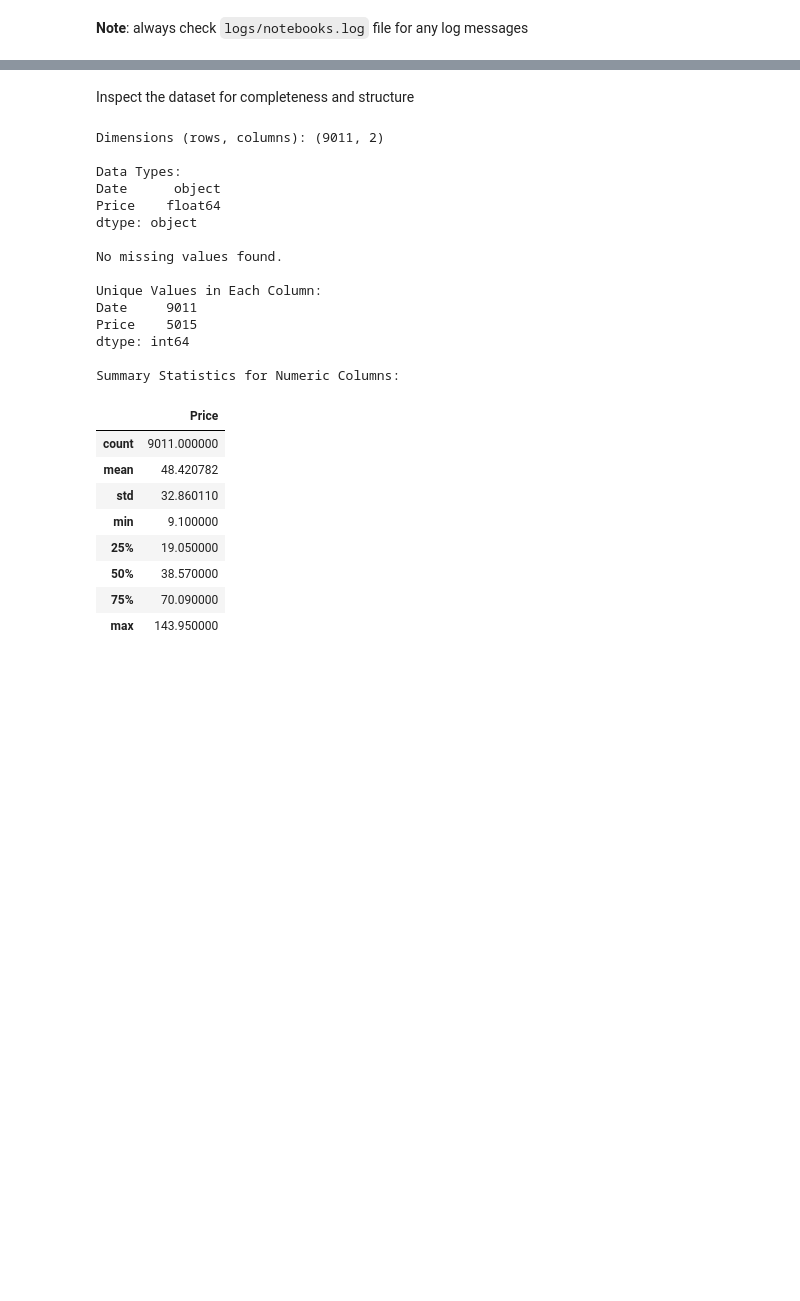
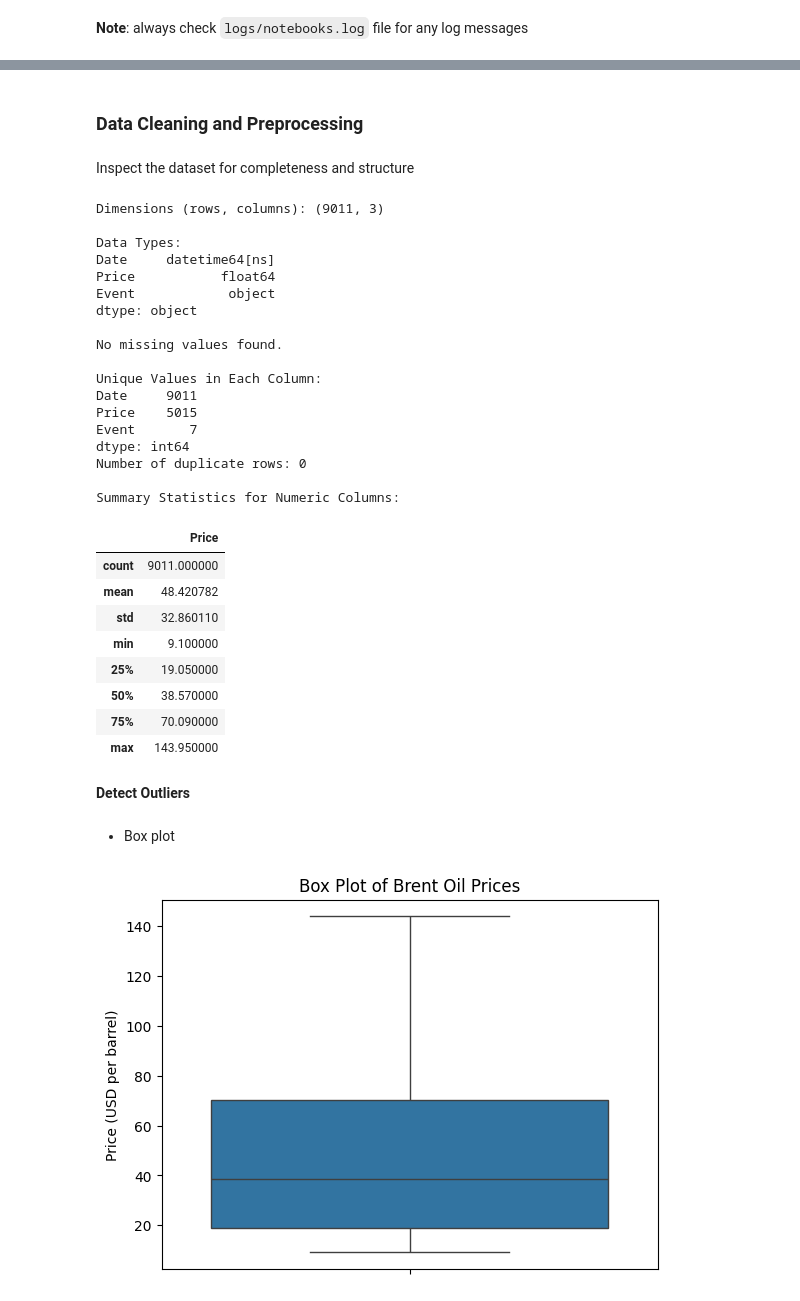
Before and after one commit to epythonlab/oil-price-statistical-modeling, a Jupyter notebook: notebooks/exploratory_data_analysis.ipynb, the cells around one changed output, grey strips where cells are left out. Saved outputs shown, nothing was run; the diff lists cells and outputs as text; code cells hidden in the pictures; blank space fills up the shorter version.

```diff
--- a/notebooks/exploratory_data_analysis.ipynb
+++ b/notebooks/exploratory_data_analysis.ipynb
@@ -55,0 +82,26 @@ data.head()
+# %%
+# Define the events dictionary
+events_dict = {
+    "Gulf War (1990-1991)": {"start": "1990-08-02", "end": "1991-02-28"},
+    "September 11 Attacks (2001)": {"start": "2001-09-11", "end": "2001-09-11"},
+    "2003 Invasion of Iraq": {"start": "2003-03-20", "end": "2011-12-18"},
+    "2008 Financial Crisis": {"start": "2008-09-15", "end": "2009-07-01"},
+    "Arab Spring (2010-2012)": {"start": "2010-12-18", "end": "2012-12-18"},
+    "Libyan Civil War (2011)": {"start": "2011-02-15", "end": "2011-10-23"},
+    "U.S. Shale Oil Boom (2010s)": {"start": "2010-01-01", "end": "2019-12-31"},
+    "OPEC Production Cuts (2016-2017)": {"start": "2016-11-30", "end": "2017-06-30"},
+    "Iran Nuclear Deal and Sanctions (2015-2018)": {"start": "2015-07-14", "end": "2018-05-07"},
+    "COVID-19 Pandemic (2020)": {"start": "2020-03-11", "end": "2022-09-30"},
+    "OPEC+ Response to COVID-19 (2020)": {"start": "2020-04-09", "end": "2020-12-31"},
+    "Russia-Ukraine Conflict (2022)": {"start": "2022-02-24", "end": "2022-09-30"},
+    "Global Economic Recovery (2021-2022)": {"start": "2021-01-01", "end": "2022-09-30"}
+}
+
+# Convert the events dictionary to a DataFrame
+events_data = pd.DataFrame.from_dict(events_dict, orient='index')
+events_data.reset_index(inplace=True)
+events_data.columns = ['Event', 'Start', 'End']
+
+# Convert Start and End to datetime
+events_data['Start'] = pd.to_datetime(events_data['Start'])
+events_data['End'] = pd.to_datetime(events_data['End'])
@@ -55,0 +127,12 @@ data.head()
+# %%
+# Create a function to check if the date falls within any event
+def assign_event(date):
+    for _, row in events_data.iterrows():
+        if row['Start'] <= date <= row['End']:
+            return row['Event']
+
+    return 'No Event'
+
+# Apply the function to assign events to each price date
+# Convert Date to start
+price_data['Event'] = price_data['Date'].apply(assign_event)
@@ -56,13 +169,16 @@ data.head()
+# %% [markdown]
+### Data Cleaning and Preprocessing
 # %% [markdown]
 Inspect the dataset for completeness and structure
 # %%
-processor.inspect(data)
+processor.inspect(price_data)
 # %% [output]
-Dimensions (rows, columns): (9011, 2)
+Dimensions (rows, columns): (9011, 3)
 
 Data Types:
-Date      object
-Price    float64
+Date     datetime64[ns]
+Price           float64
+Event            object
 dtype: object
 
 No missing values found.
@@ -70,7 +186,9 @@ No missing values found.
 Unique Values in Each Column:
 Date     9011
 Price    5015
+Event       7
 dtype: int64
+Number of duplicate rows: 0
 
 Summary Statistics for Numeric Columns:
 |  | Price |
@@ -82,3 +200,15 @@ Summary Statistics for Numeric Columns:
 | 50% | 38.570000 |
 | 75% | 70.090000 |
 | max | 143.950000 |
+# %% [markdown]
+**Detect Outliers**
+# %% [markdown]
+- Box plot
+# %%
+# Assuming 'price_data' is your DataFrame containing the 'Price' column
+sns.boxplot(data=price_data, y='Price')
+plt.title('Box Plot of Brent Oil Prices')
+plt.ylabel('Price (USD per barrel)')
+plt.show()
+# %% [output]
+[figure, added]
```
Also changed, not shown: parts of 22 cells of this notebook, 1 other file.
